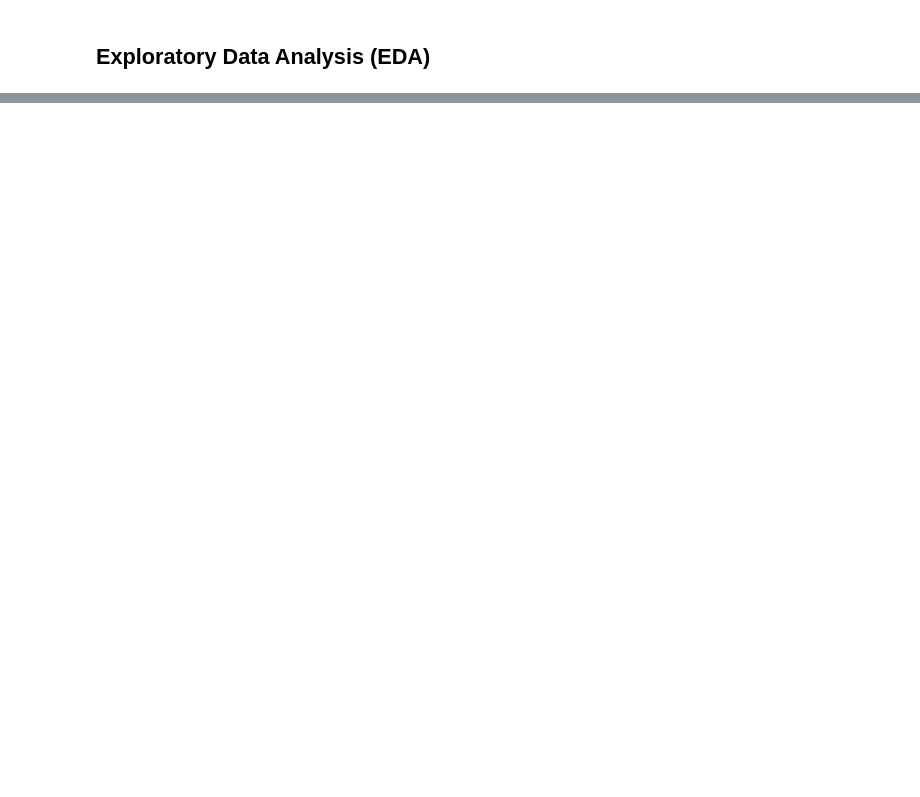
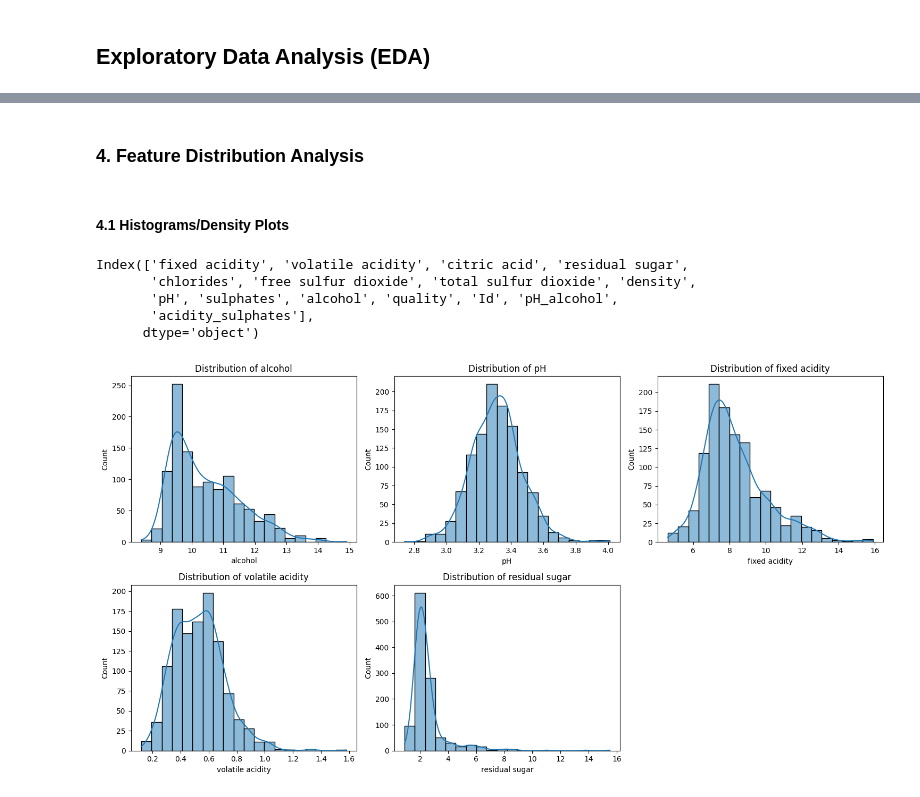
Before and after one commit to iammuhammadhassaaan/ML-Projects, a Jupyter notebook: 04_wine_quality_prediction/notebooks/01_wine_quality_prediction.ipynb, the cells around one changed output, grey strips where cells are left out. Drawn from its saved outputs; the diff is of its cells as text; code cells hidden in the pictures; blank space fills up the shorter version.

```diff
--- a/04_wine_quality_prediction/notebooks/01_wine_quality_prediction.ipynb
+++ b/04_wine_quality_prediction/notebooks/01_wine_quality_prediction.ipynb
@@ -131,0 +343,19 @@ import pickle
+# %%
+# fucntion to detect outliers based on z-score
+def detect_outliers_zscore(df, features):
+    outliers = []
+    threshold = 3
+    mean = np.mean(df[features])
+    std = np.std(df[features])
+    for i in df.index:
+        z_score = (df.loc[i, features] - mean) / std
+        if np.abs(z_score) > threshold:
+            outliers.append(i)
+    return outliers
+
+# applying the z-score method to all numeric features
+for feature in numeric_features:
+    outliers = detect_outliers_zscore(df, feature)
+    print(f"Outliers detected in {feature} using z-score: {len(outliers)}")
+    print(outliers)
+    print()
@@ -131,0 +391,12 @@ import pickle
+# %%
+# creating new terms by multiplying existing features
+df['pH_alcohol'] = df['pH'] * df['alcohol']
+df['acidity_sulphates'] = df['fixed acidity'] * df['sulphates']
+
+# checkinh correlation after creating new features
+interaction_features = ['pH_alcohol', 'acidity_sulphates']
+
+plt.figure(figsize=(8, 6))
+sns.heatmap(df[interaction_features].corr(), annot=True, cmap='coolwarm')
+plt.title('Correlation Matrix')
+plt.show()
@@ -131,0 +461,25 @@ import pickle
+# %% [markdown]
+### 4. Feature Distribution Analysis
+# %% [markdown]
+#### 4.1 Histograms/Density Plots
+# %%
+df.columns
+# %% [output]
+Index(['fixed acidity', 'volatile acidity', 'citric acid', 'residual sugar',
+       'chlorides', 'free sulfur dioxide', 'total sulfur dioxide', 'density',
+       'pH', 'sulphates', 'alcohol', 'quality', 'Id', 'pH_alcohol',
+       'acidity_sulphates'],
+      dtype='object')
+# %%
+# visualizing the distribution of key numeric features like alcohol, pH, acidity
+features_to_plot = ['alcohol', 'pH', 'fixed acidity', 'volatile acidity','residual sugar']
+
+plt.figure(figsize=(15,8))
+for i, feature in enumerate(features_to_plot, 1):
+    plt.subplot(2, 3, i)  # Adjust subplot grid size based on the number of features
+    sns.histplot(df[feature], kde=True, bins=20)
+    plt.title(f'Distribution of {feature}')
+plt.tight_layout()
+plt.show()
+# %% [output]
+[figure, added]
```
Also changed, not shown: parts of 64 cells of this notebook.
